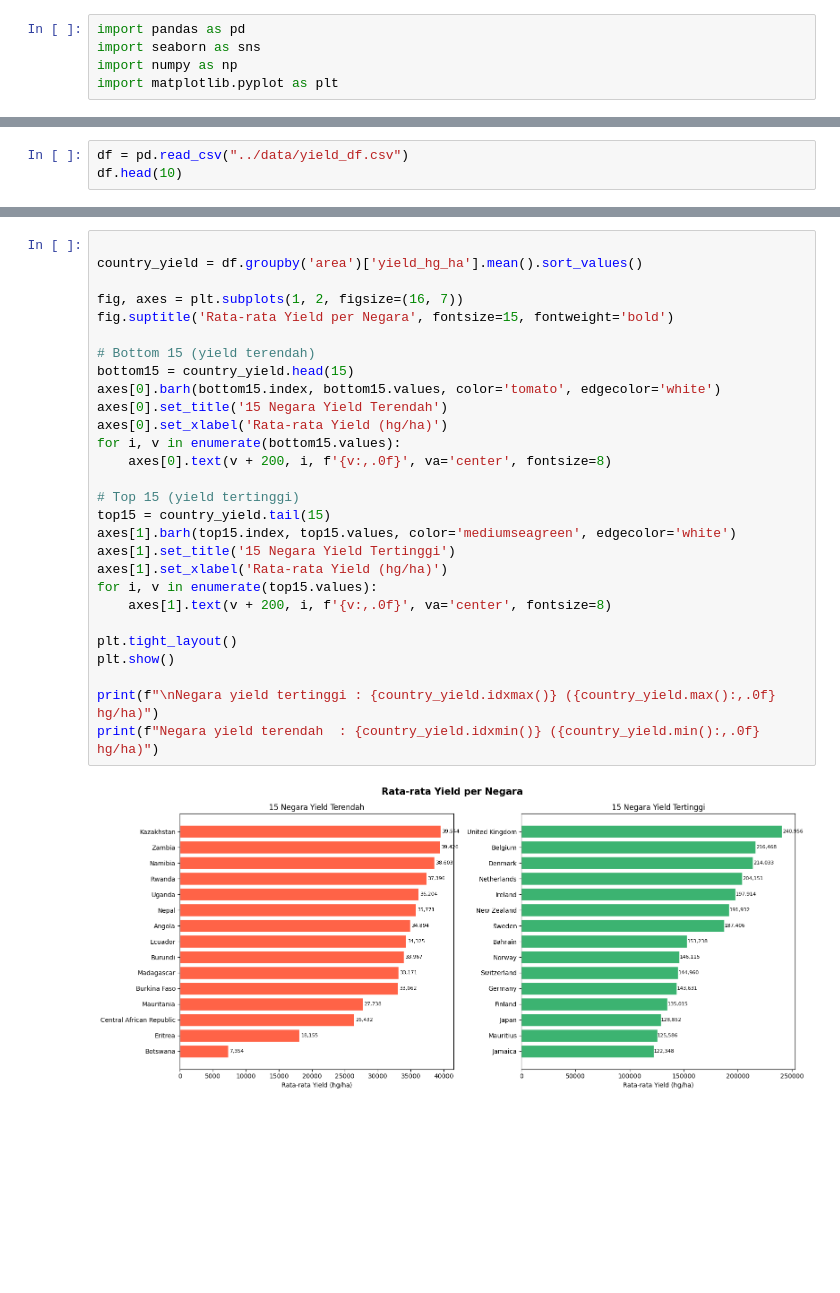
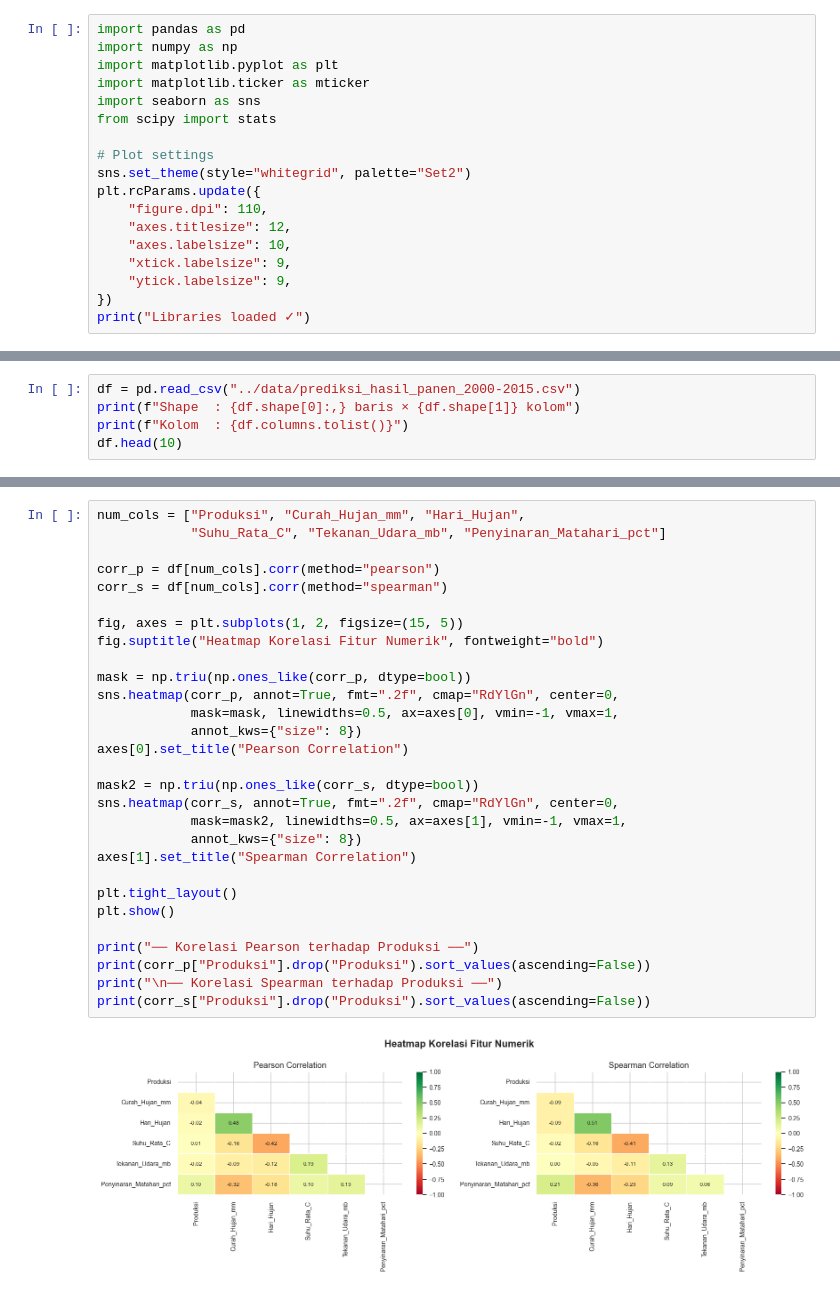
Before and after one commit to alvingnwns/ai-aol-project, a Jupyter notebook: backend/notebooks/EDA.ipynb, the cells around one changed output, grey strips where cells are left out. Cells and saved outputs as stored; diff of their text form; blank space fills up the shorter version.

```diff
--- a/backend/notebooks/EDA.ipynb
+++ b/backend/notebooks/EDA.ipynb
@@ -3,5 +10,18 @@
 # %%
 import pandas as pd
-import seaborn as sns
 import numpy as np
 import matplotlib.pyplot as plt
+import matplotlib.ticker as mticker
+import seaborn as sns
+from scipy import stats
+
+# Plot settings
+sns.set_theme(style="whitegrid", palette="Set2")
+plt.rcParams.update({
+    "figure.dpi": 110,
+    "axes.titlesize": 12,
+    "axes.labelsize": 10,
+    "xtick.labelsize": 9,
+    "ytick.labelsize": 9,
+})
+print("Libraries loaded ✓")
@@ -10,4 +32,6 @@ import matplotlib.pyplot as plt
 # %%
-df = pd.read_csv("../data/yield_df.csv")
+df = pd.read_csv("../data/prediksi_hasil_panen_2000-2015.csv")
+print(f"Shape  : {df.shape[0]:,} baris × {df.shape[1]} kolom")
+print(f"Kolom  : {df.columns.tolist()}")
 df.head(10)
 # %% [output]
@@ -288,30 +313,31 @@ Growth     : 36.0% selama 23 tahun
 # %%
+num_cols = ["Produksi", "Curah_Hujan_mm", "Hari_Hujan",
+            "Suhu_Rata_C", "Tekanan_Udara_mb", "Penyinaran_Matahari_pct"]
 
-country_yield = df.groupby('area')['yield_hg_ha'].mean().sort_values()
+corr_p = df[num_cols].corr(method="pearson")
+corr_s = df[num_cols].corr(method="spearman")
 
-fig, axes = plt.subplots(1, 2, figsize=(16, 7))
-fig.suptitle('Rata-rata Yield per Negara', fontsize=15, fontweight='bold')
+fig, axes = plt.subplots(1, 2, figsize=(15, 5))
+fig.suptitle("Heatmap Korelasi Fitur Numerik", fontweight="bold")
 
-# Bottom 15 (yield terendah)
-bottom15 = country_yield.head(15)
-axes[0].barh(bottom15.index, bottom15.values, color='tomato', edgecolor='white')
-axes[0].set_title('15 Negara Yield Terendah')
-axes[0].set_xlabel('Rata-rata Yield (hg/ha)')
-for i, v in enumerate(bottom15.values):
-    axes[0].text(v + 200, i, f'{v:,.0f}', va='center', fontsize=8)
+mask = np.triu(np.ones_like(corr_p, dtype=bool))
+sns.heatmap(corr_p, annot=True, fmt=".2f", cmap="RdYlGn", center=0,
+            mask=mask, linewidths=0.5, ax=axes[0], vmin=-1, vmax=1,
+            annot_kws={"size": 8})
+axes[0].set_title("Pearson Correlation")
 
-# Top 15 (yield tertinggi)
-top15 = country_yield.tail(15)
-axes[1].barh(top15.index, top15.values, color='mediumseagreen', edgecolor='white')
-axes[1].set_title('15 Negara Yield Tertinggi')
-axes[1].set_xlabel('Rata-rata Yield (hg/ha)')
-for i, v in enumerate(top15.values):
-    axes[1].text(v + 200, i, f'{v:,.0f}', va='center', fontsize=8)
+mask2 = np.triu(np.ones_like(corr_s, dtype=bool))
+sns.heatmap(corr_s, annot=True, fmt=".2f", cmap="RdYlGn", center=0,
+            mask=mask2, linewidths=0.5, ax=axes[1], vmin=-1, vmax=1,
+            annot_kws={"size": 8})
+axes[1].set_title("Spearman Correlation")
 
 plt.tight_layout()
 plt.show()
 
-print(f"\nNegara yield tertinggi : {country_yield.idxmax()} ({country_yield.max():,.0f} hg/ha)")
-print(f"Negara yield terendah  : {country_yield.idxmin()} ({country_yield.min():,.0f} hg/ha)")
+print("── Korelasi Pearson terhadap Produksi ──")
+print(corr_p["Produksi"].drop("Produksi").sort_values(ascending=False))
+print("\n── Korelasi Spearman terhadap Produksi ──")
+print(corr_s["Produksi"].drop("Produksi").sort_values(ascending=False))
 # %% [output]
-[figure, old version]
+[figure, new version]
```
Also changed, not shown: parts of 30 cells of this notebook.
